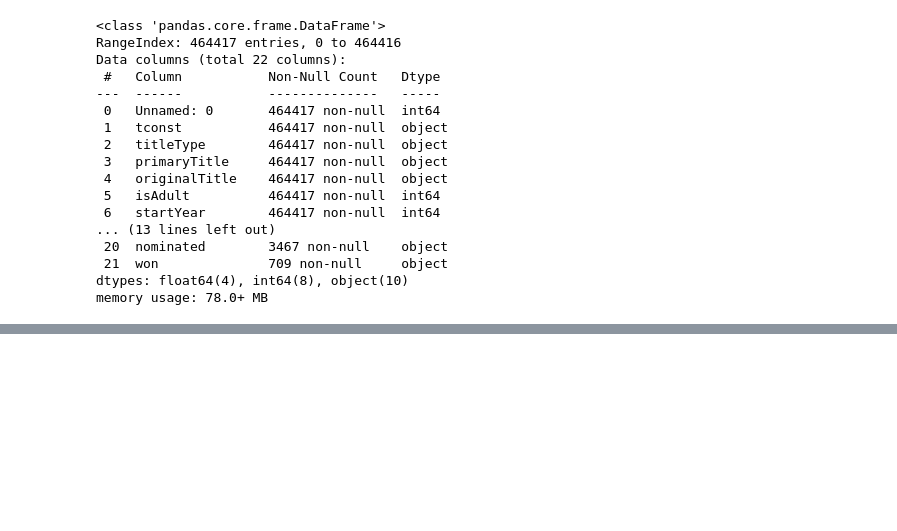
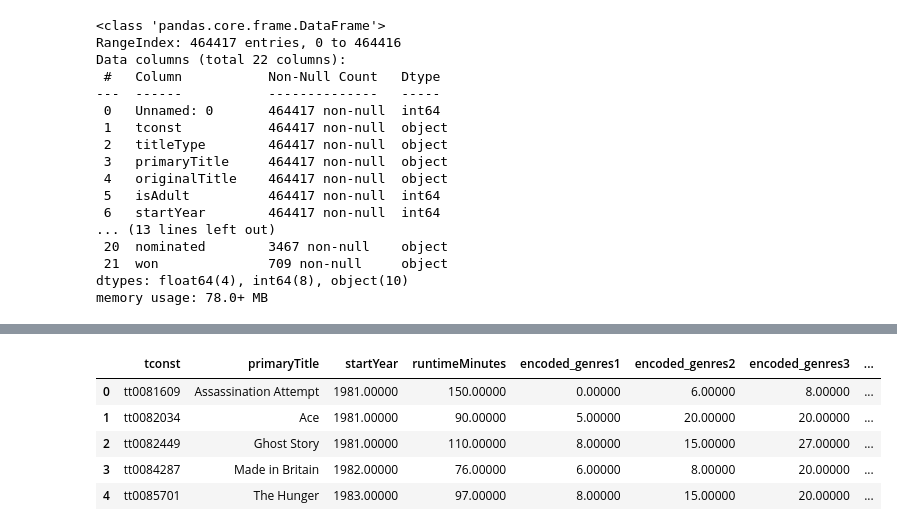
Before and after one commit to tthaopham/Oscars_Predictions, a Jupyter notebook: imdb_data_collection.ipynb, the cells around one changed output, grey strips where cells are left out. Saved outputs shown, nothing was run; the diff lists cells and outputs as text; code cells hidden in the pictures; blank space fills up the shorter version.

```diff
--- a/imdb_data_collection.ipynb
+++ b/imdb_data_collection.ipynb
@@ -1371,0 +1533,11 @@ imdb_megadata_2.to_csv('../dev_data/imdb_megadata_final2.csv')
+# %%
+cols_to_drop = ['Unnamed: 0','titleType','originalTitle','isAdult','endYear','genres','genres1','genres2','genres3']
+imdb_megadata3.drop(cols_to_drop, axis = 1, inplace=True)
+imdb_megadata3.head()
+# %% [output]
+|  | tconst | primaryTitle | startYear | runtimeMinutes | encoded_genres1 | encoded_genres2 | encoded_genres3 | ... |
+| 0 | tt0081609 | Assassination Attempt | 1981.00000 | 150.00000 | 0.00000 | 6.00000 | 8.00000 | ... |
+| 1 | tt0082034 | Ace | 1981.00000 | 90.00000 | 5.00000 | 20.00000 | 20.00000 | ... |
+| 2 | tt0082449 | Ghost Story | 1981.00000 | 110.00000 | 8.00000 | 15.00000 | 27.00000 | ... |
+| 3 | tt0084287 | Made in Britain | 1982.00000 | 76.00000 | 6.00000 | 8.00000 | 20.00000 | ... |
+| 4 | tt0085701 | The Hunger | 1983.00000 | 97.00000 | 8.00000 | 15.00000 | 20.00000 | ... |
```
Also changed, not shown: parts of 33 cells of this notebook, 8 other files.
